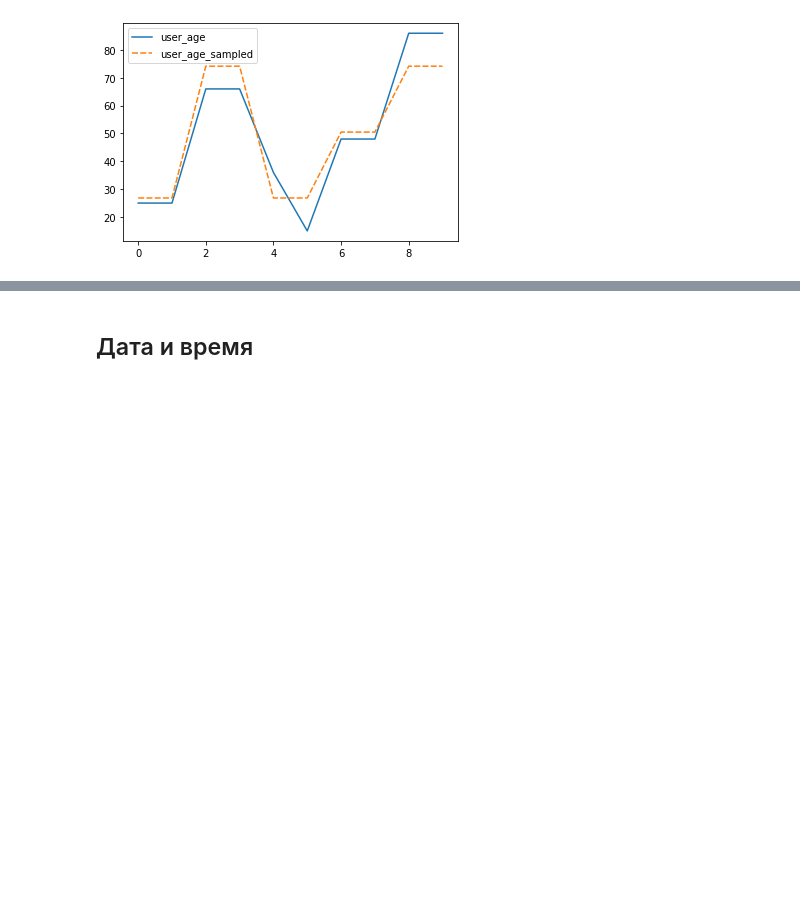
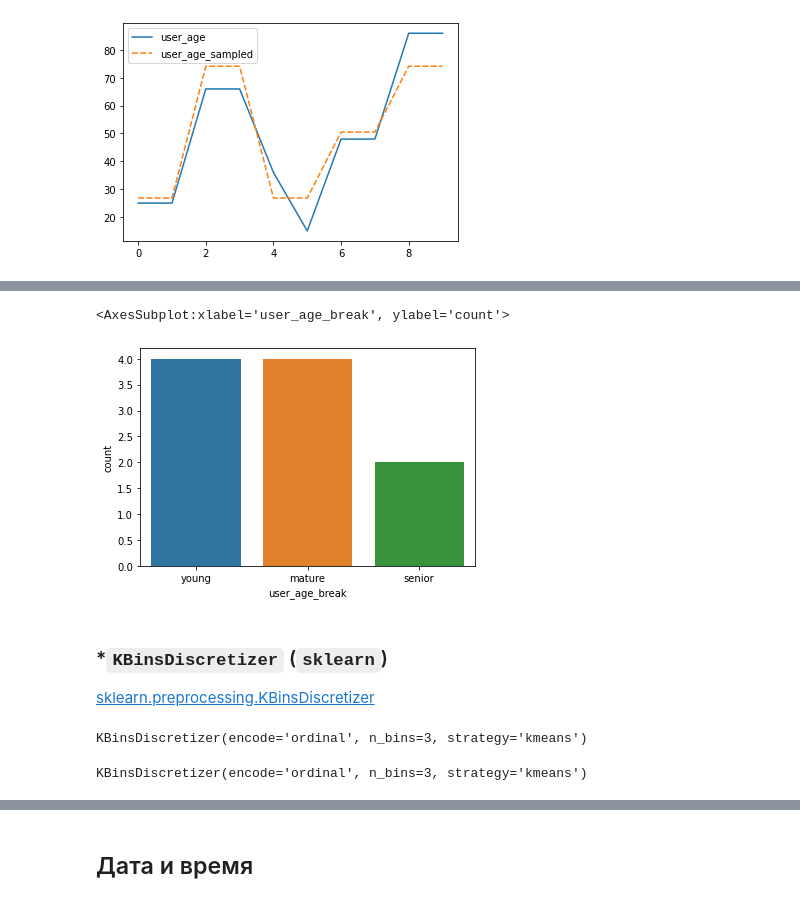
Before and after one commit to ryndovaira-org/data_science_lectures, a Jupyter notebook: 04_data_preparation/lectures/04_feature_engineering.ipynb, the cells around one changed output, grey strips where cells are left out. Saved outputs shown, nothing was run; the diff lists cells and outputs as text; code cells hidden in the pictures; blank space fills up the shorter version.

```diff
--- a/04_data_preparation/lectures/04_feature_engineering.ipynb
+++ b/04_data_preparation/lectures/04_feature_engineering.ipynb
@@ -1479,0 +1495,3 @@ df.select_dtypes(include=np.number)
+# %%
+df['item_price_rub_rounded'] = df.item_price_rub.round(1)
+df[['item_price_rub', 'item_price_rub_rounded']]
@@ -1480,2 +1510,5 @@ df.select_dtypes(include=np.number)
 # %% [markdown]
 ### Объединение нескольких числовых признаков в один
+# %%
+df['item_square_cm'] = df.item_width_cm * df.item_height_cm
+df[['item_width_cm', 'item_height_cm', 'item_square_cm']]
@@ -1719,0 +1765,5 @@ sns.lineplot(data=df[['user_age', 'user_age_sampled']])
+# %%
+import jenkspy
+
+breaks = jenkspy.jenks_breaks(df.user_age, nb_class=3)
+breaks
@@ -1719,0 +1772,11 @@ sns.lineplot(data=df[['user_age', 'user_age_sampled']])
+# %%
+# создать метки
+user_age_labels_breaks = ['young', 'mature', 'senior']
+
+# преобразовать в метки
+df['user_age_break'] = pd.cut(df['user_age'],
+                              bins=breaks,
+                              labels=user_age_labels_breaks,
+                              include_lowest=True)
+
+df[['user_age', 'user_age_break']]
@@ -1719,0 +1795,25 @@ sns.lineplot(data=df[['user_age', 'user_age_sampled']])
+# %%
+# сколько записей оказалось в каждой категории
+sns.countplot(x=df.user_age_break)
+# %% [output]
+<AxesSubplot:xlabel='user_age_break', ylabel='count'>
+[figure, added]
+# %% [markdown]
+### *`KBinsDiscretizer` (`sklearn`)
+
+[sklearn.preprocessing.KBinsDiscretizer](https://scikit-learn.org/stable/modules/generated/sklearn.preprocessing.KBinsDiscretizer.html)
+# %%
+from sklearn.preprocessing import KBinsDiscretizer
+
+kbins = KBinsDiscretizer(n_bins=3,
+                         encode='ordinal',
+                         strategy='kmeans')
+
+kbins
+# %% [output]
+KBinsDiscretizer(encode='ordinal', n_bins=3, strategy='kmeans')
+# %%
+kbins.fit(df[['item_price_rub']])
+kbins
+# %% [output]
+KBinsDiscretizer(encode='ordinal', n_bins=3, strategy='kmeans')
```
Also changed, not shown: parts of 28 cells of this notebook.
